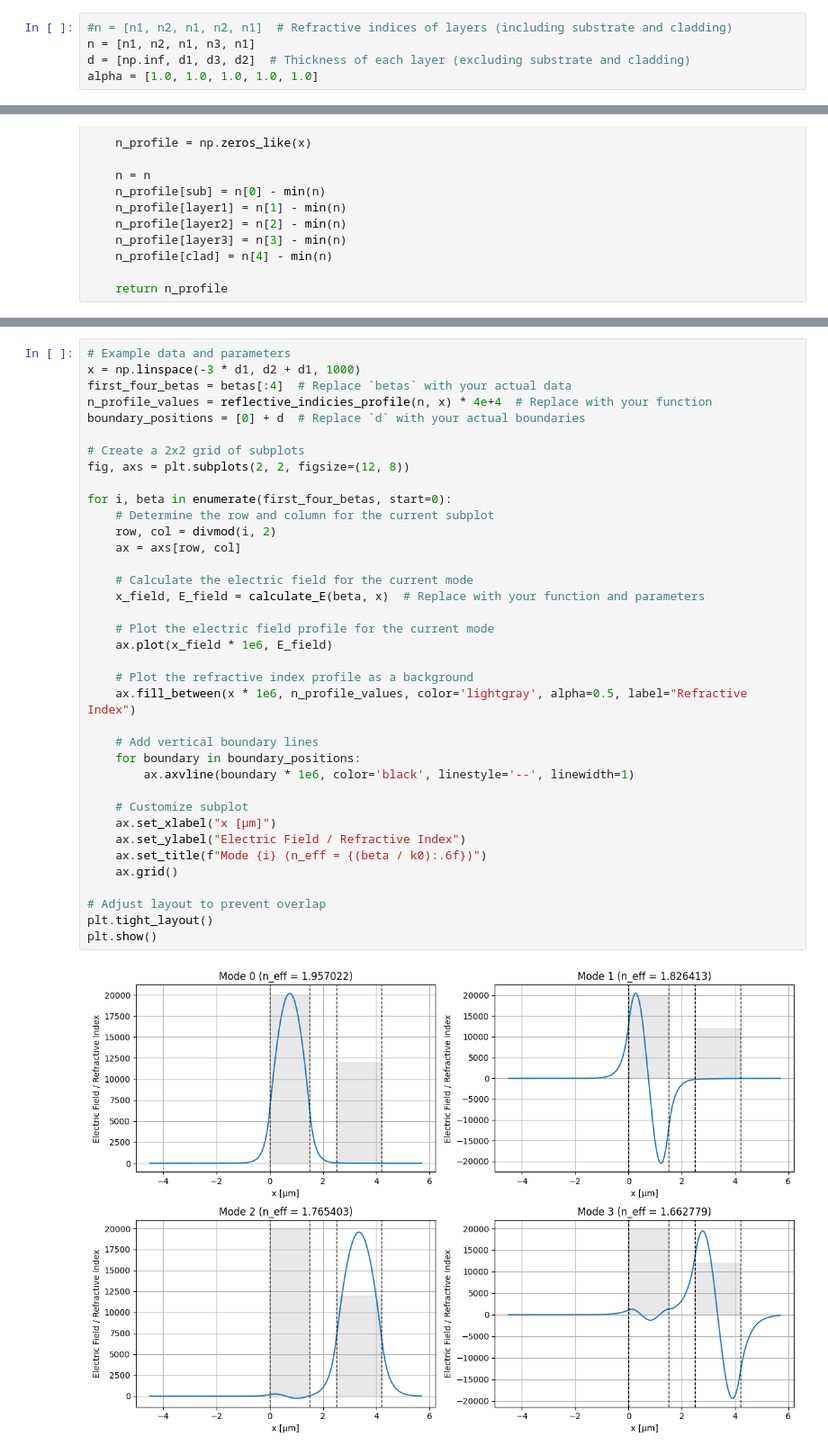
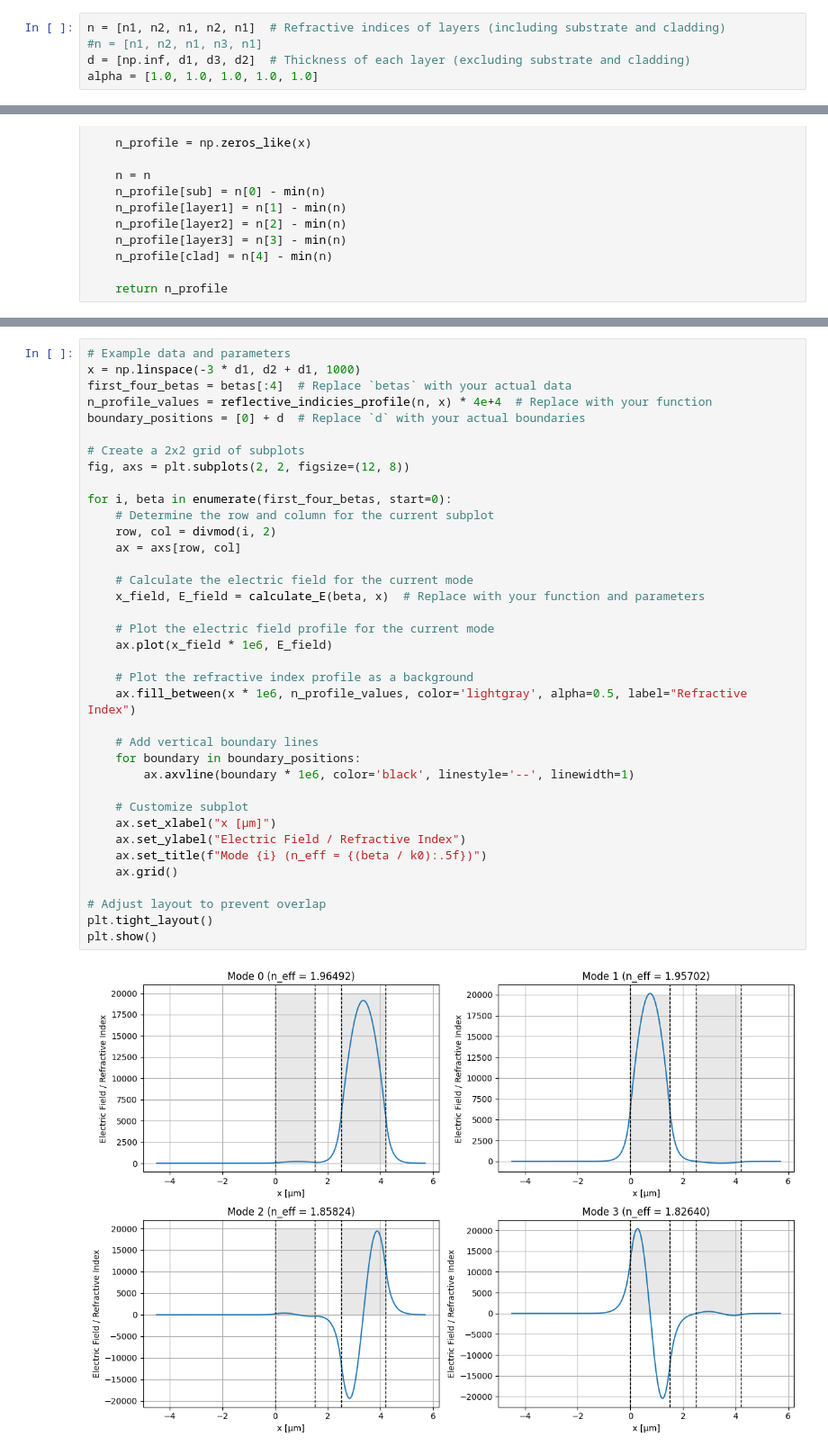
Before and after one commit to yoav-yosifor/photonic-devices, a Jupyter notebook: part1/ques2.ipynb, the cells around one changed output, grey strips where cells are left out. Shown: that part at 90% size. Cells and saved outputs as stored; diff of their text form.

```diff
--- a/part1/ques2.ipynb
+++ b/part1/ques2.ipynb
@@ -20,8 +20,8 @@ wavelength = 1.55e-6  # Wavelength in meters
 k0 = 2 * np.pi / wavelength  # Free-space wave number
 omega = 2 * np.pi * c / wavelength
 # %%
-#n = [n1, n2, n1, n2, n1]  # Refractive indices of layers (including substrate and cladding)
-n = [n1, n2, n1, n3, n1]
+n = [n1, n2, n1, n2, n1]  # Refractive indices of layers (including substrate and cladding)
+#n = [n1, n2, n1, n3, n1]
 d = [np.inf, d1, d3, d2]  # Thickness of each layer (excluding substrate and cladding)
 alpha = [1.0, 1.0, 1.0, 1.0, 1.0]
 # %%
@@ -199,32 +199,32 @@ boundary_positions = [0] + d  # Replace `d` with your actual boundaries
 # Create a 2x2 grid of subplots
 fig, axs = plt.subplots(2, 2, figsize=(12, 8))
 
 for i, beta in enumerate(first_four_betas, start=0):
     # Determine the row and column for the current subplot
     row, col = divmod(i, 2)
     ax = axs[row, col]
 
     # Calculate the electric field for the current mode
     x_field, E_field = calculate_E(beta, x)  # Replace with your function and parameters
 
     # Plot the electric field profile for the current mode
     ax.plot(x_field * 1e6, E_field)
 
     # Plot the refractive index profile as a background
     ax.fill_between(x * 1e6, n_profile_values, color='lightgray', alpha=0.5, label="Refractive Index")
 
     # Add vertical boundary lines
     for boundary in boundary_positions:
         ax.axvline(boundary * 1e6, color='black', linestyle='--', linewidth=1)
 
     # Customize subplot
     ax.set_xlabel("x [µm]")
     ax.set_ylabel("Electric Field / Refractive Index")
-    ax.set_title(f"Mode {i} (n_eff = {(beta / k0):.6f})")
+    ax.set_title(f"Mode {i} (n_eff = {(beta / k0):.5f})")
     ax.grid()
 
 # Adjust layout to prevent overlap
 plt.tight_layout()
 plt.show()
 # %% [output]
-[figure, old version]
+[figure, new version]
```
Also changed, not shown: parts of 2 cells of this notebook, 6 other files.
